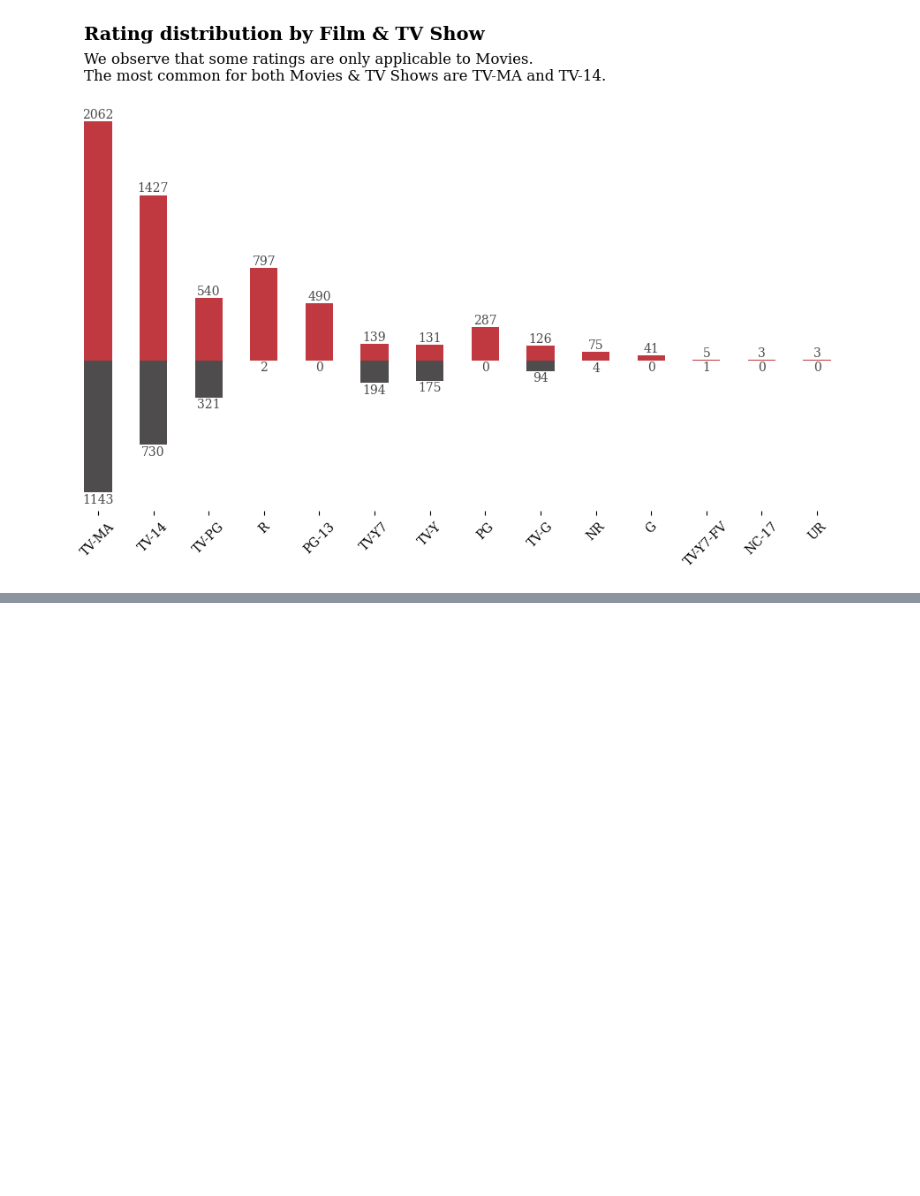
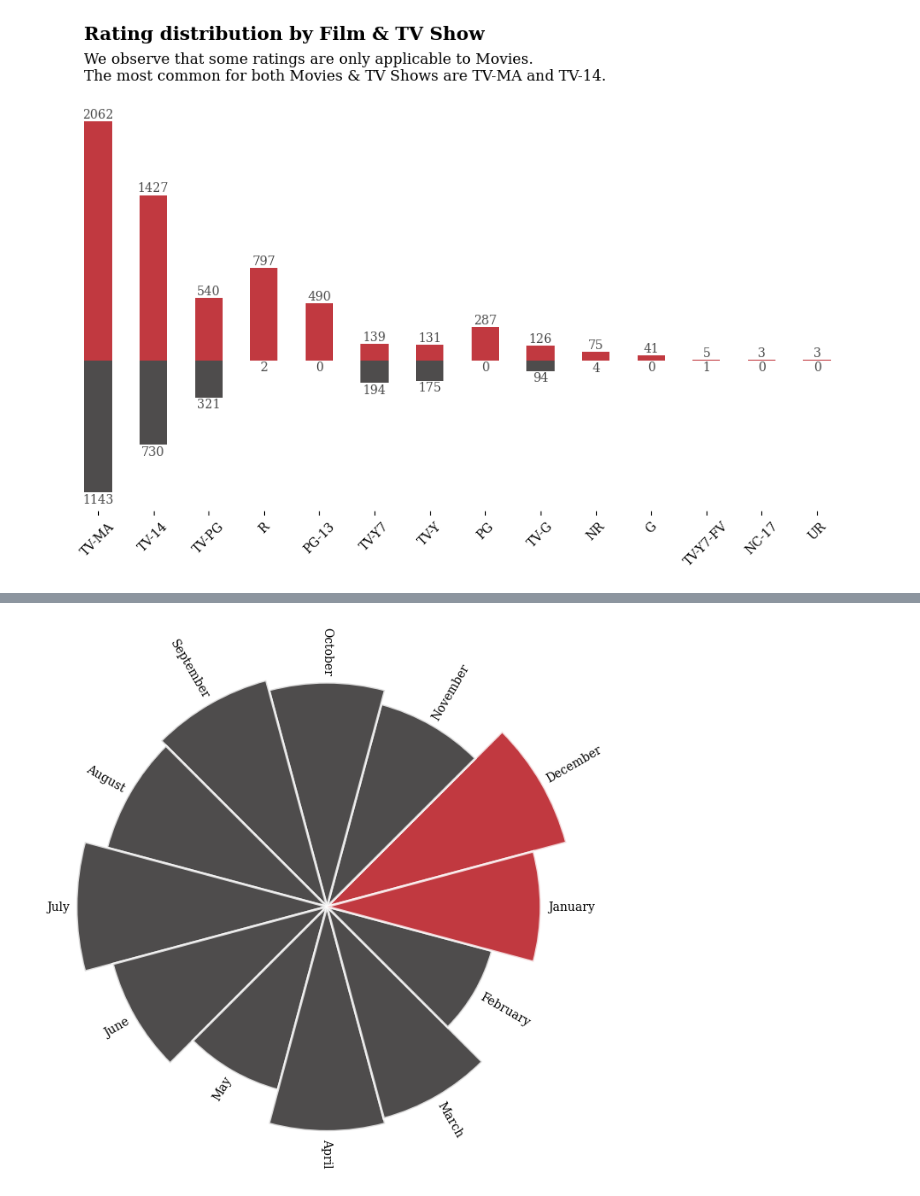
Before and after one commit to 07ductoan12/visualization, a Jupyter notebook: netflix/netflix.ipynb, the cells around one changed output, grey strips where cells are left out. Cells and saved outputs as stored; diff of their text form; code cells hidden in the pictures; blank space fills up the shorter version.

```diff
--- a/netflix/netflix.ipynb
+++ b/netflix/netflix.ipynb
@@ -694,0 +930,8 @@ plt.show()
+# %%
+data_sub2 = data_sub
+data_sub2["Value"] = data_sub2["Movie"] + data_sub2["TV Show"]
+data_sub2 = data_sub2.reset_index()
+df_polar = data_sub2.sort_values(by="month_name_added", ascending=False)
+print(data_sub2)
+print("----------------------------------")
+print(df_polar)
@@ -694,0 +956,58 @@ plt.show()
+# %%
+color_map = ["#221f1f" for _ in range(12)]
+color_map[0] = color_map[11] = "#b20710"
+
+plt.figure(figsize=(8, 8))
+ax = plt.subplot(111, polar=True)
+plt.axis("off")
+
+upper_limit = 30
+lower_limit = 1
+label_padding = 30
+
+max = df_polar["Value"].max()
+
+slope = (max - lower_limit) / max
+heights = slope * df_polar.Value + lower_limit
+
+width = 2 * np.pi / len(df_polar.index)
+
+indexes = list(range(1, len(df_polar.index) + 1))
+angles = [element * width for element in indexes]
+bars = ax.bar(
+    x=angles,
+    height=heights,
+    width=width,
+    bottom=lower_limit,
+    linewidth=2,
+    edgecolor="white",
+    color=color_map,
+    alpha=0.8,
+)
+
+for bar, angle, heigth, label in zip(
+    bars, angles, heights, df_polar["month_name_added"]
+):
+    rotation = np.rad2deg(angle)
+    aligment = ""
+    if angle >= np.pi / 2 and angle < 3 * np.pi / 2:
+        aligment = "right"
+        rotation += 180
+    else:
+        aligment = "left"
+
+    ax.text(
+        x=angle,
+        y=lower_limit + bar.get_height() + label_padding,
+        s=label,
+        ha=aligment,
+        fontfamily="serif",
+        fontsize=10,
+        va="center",
+        rotation=rotation,
+        rotation_mode="anchor",
+    )
+
+plt.show()
+# %% [output]
+[figure, added]
```
Also changed, not shown: parts of 19 cells of this notebook.
